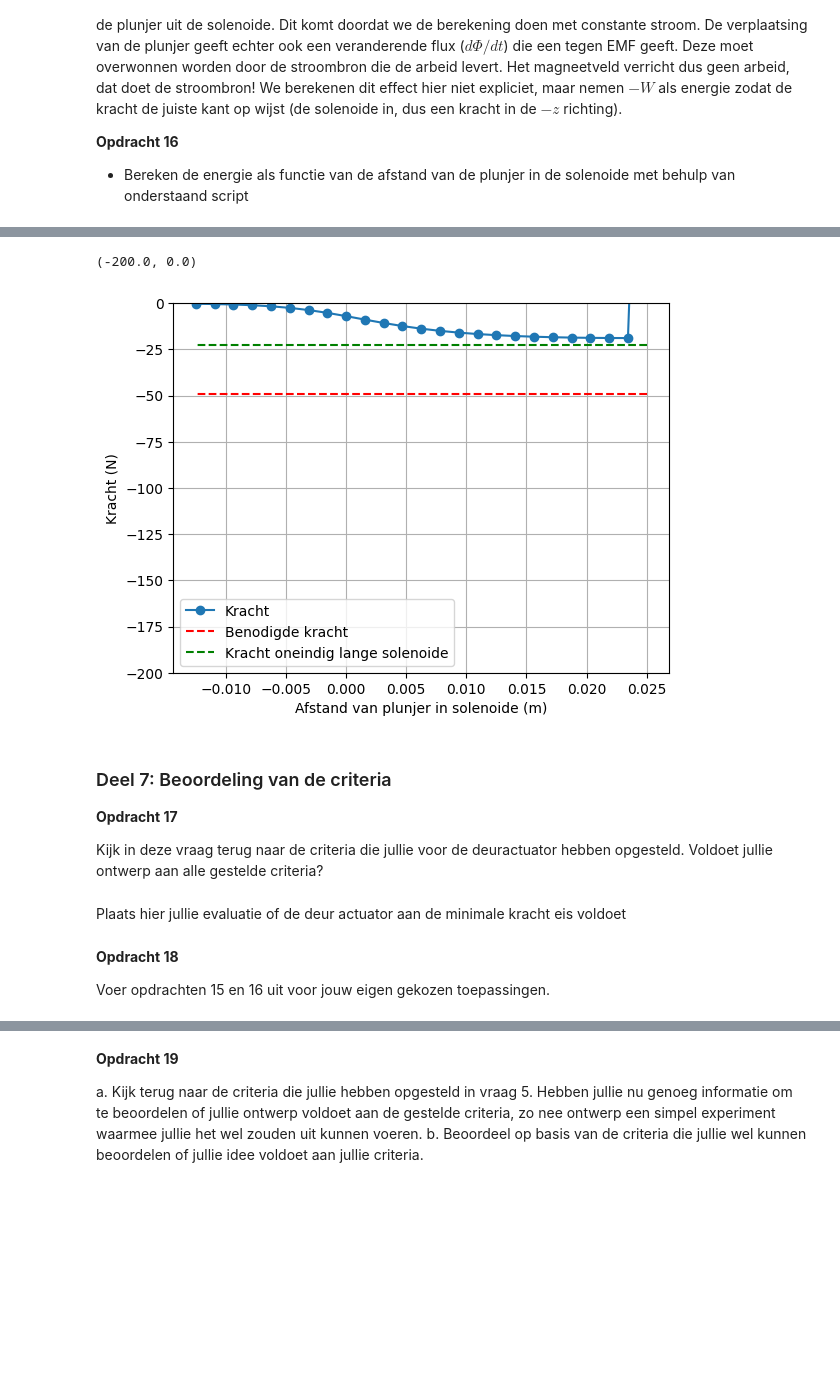
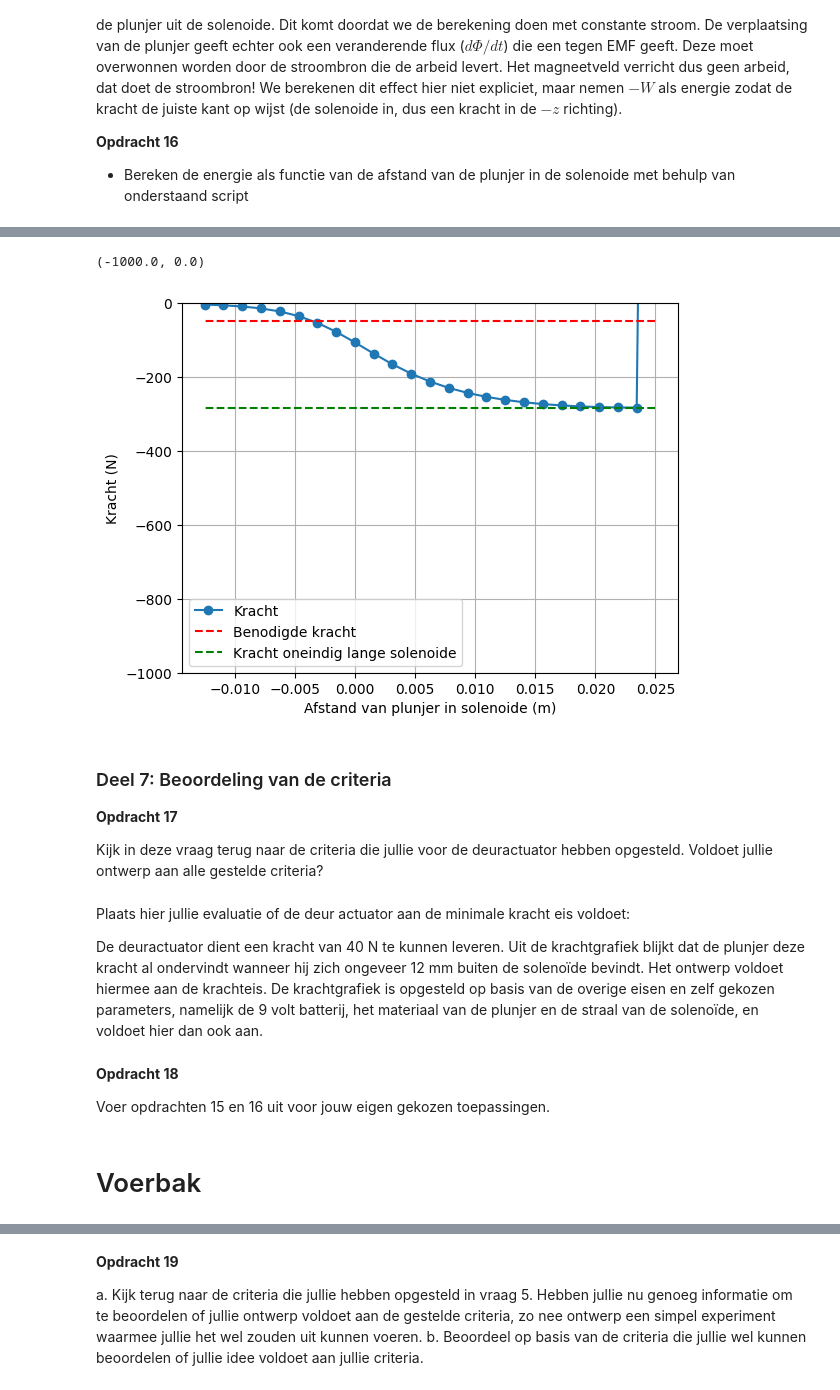
Before and after one commit to Xinqihuang123/DEF-D, a Jupyter notebook: 2KrachtactuatorOpdracht/KrachtactuatorOpdracht.ipynb, the cells around one changed output, grey strips where cells are left out. Saved outputs shown, nothing was run; the diff lists cells and outputs as text; code cells hidden in the pictures; blank space fills up the shorter version.

```diff
--- a/2KrachtactuatorOpdracht/KrachtactuatorOpdracht.ipynb
+++ b/2KrachtactuatorOpdracht/KrachtactuatorOpdracht.ipynb
@@ -478,6 +480,7 @@ r_sol = 0.01 # Straal solenoide in m
 L_sol = 0.05 # Lengte solenoide in m
 N = l_draad / (2 * np.pi * r_sol) # Aantal wikkeling in m
 n = int(N/L_sol) #spoed
+I = 0.5 #A
 x, y, z = parametrisatie(n, r_sol, N, L_sol)
 print("Aantal omwentelingen:", int(N))
 print("Spoed (omwentelingen per meter):", n)
@@ -631,14 +636,3 @@ Zoals je uit je berekening voor het $\mathbf{H}$ kan zien is de energie van de p
 **Opdracht 16**
 
 * Bereken de energie als functie van de afstand van de plunjer in de solenoide met behulp van onderstaand script
-# %%
-#constante
-mu_0 = 4 * np.pi * 1e-7
-mu_r = 1000
-r_s = r_sol
-L_s = L_sol
-# integrate the field up to point z_p
-Wz=-0.5*np.pi*r_s**2*np.cumsum(np.flipud(H_ax)*mu_r*mu_0*np.flipud(H_ax))*(z_ax[1] - z_ax[0])
-
-plt.plot(L_s/2 - z_ax, np.flipud(Wz), '-k')
-plt.xlabel('Afstand van plunjer in solenoide (m)'), plt.ylabel('Energie (J)'), plt.grid()
@@ -650,32 +650,29 @@ plt.xlabel('Afstand van plunjer in solenoide (m)'), plt.ylabel('Energie (J)'), p
 # %%
-#gegevens
-aantal_omwent = N
-L_s = L_sol
-r_s = r_sol
-I = 1.0
-
-
-force_analytical = -mu_0*mu_r*np.pi*r_s**2*aantal_omwent**2*I**2/2/L_s**2 # Kracht uitrekenen numeriek
+force_analytical = -mu_0*mu_r*np.pi*r_sol**2*int(N)**2*I**2/2/L_sol**2 # Kracht uitrekenen numeriek
 force_numerical=np.diff(Wz, n=1, append=[0])/(z_ax[1] - z_ax[0]) # Kracht uitrekenen
 
 # Plotting the results
-plt.plot(L_s/2 - z_ax, np.flipud(force_numerical), '-o', label='Kracht')
-plt.plot(L_s/2 - z_ax, (-5*9.8)*np.ones(n_ax), '--r', label='Benodigde kracht')
-plt.plot(L_s/2 - z_ax, force_analytical*np.ones(n_ax), '--g', label='Kracht oneindig lange solenoide')
+plt.plot(L_sol/2 - z_ax, np.flipud(force_numerical), '-o', label='Kracht')
+plt.plot(L_sol/2 - z_ax, (-5*9.8)*np.ones(n_ax), '--r', label='Benodigde kracht')
+plt.plot(L_sol/2 - z_ax, force_analytical*np.ones(n_ax), '--g', label='Kracht oneindig lange solenoide')
 plt.xlabel('Afstand van plunjer in solenoide (m)'), plt.ylabel('Kracht (N)'), plt.grid(), plt.legend()
-plt.ylim([-200, 0])
+plt.ylim([-1000, 0])
 # %% [output]
-(-200.0, 0.0)
+(-1000.0, 0.0)
-[figure, old version]
+[figure, new version]
 # %% [markdown]
 ### Deel 7: Beoordeling van de criteria
 **Opdracht 17**
 
 Kijk in deze vraag terug naar de criteria die jullie voor de deuractuator hebben opgesteld. Voldoet jullie ontwerp aan alle gestelde criteria?
 # %% [markdown]
-Plaats hier jullie evaluatie of de deur actuator aan de minimale kracht eis voldoet
+Plaats hier jullie evaluatie of de deur actuator aan de minimale kracht eis voldoet:
+
+De deuractuator dient een kracht van 40 N te kunnen leveren. Uit de krachtgrafiek blijkt dat de plunjer deze kracht al ondervindt wanneer hij zich ongeveer 12 mm buiten de solenoïde bevindt. Het ontwerp voldoet hiermee aan de krachteis. De krachtgrafiek is opgesteld op basis van de overige eisen en zelf gekozen parameters, namelijk de 9 volt batterij, het materiaal van de plunjer en de straal van de solenoïde, en voldoet hier dan ook aan.
 # %% [markdown]
 **Opdracht 18**
 
 Voer opdrachten 15 en 16 uit voor jouw eigen gekozen toepassingen.
+# %% [markdown]
+# Voerbak
 # %%
```
Also changed, not shown: parts of 19 cells of this notebook, 1 other file.
